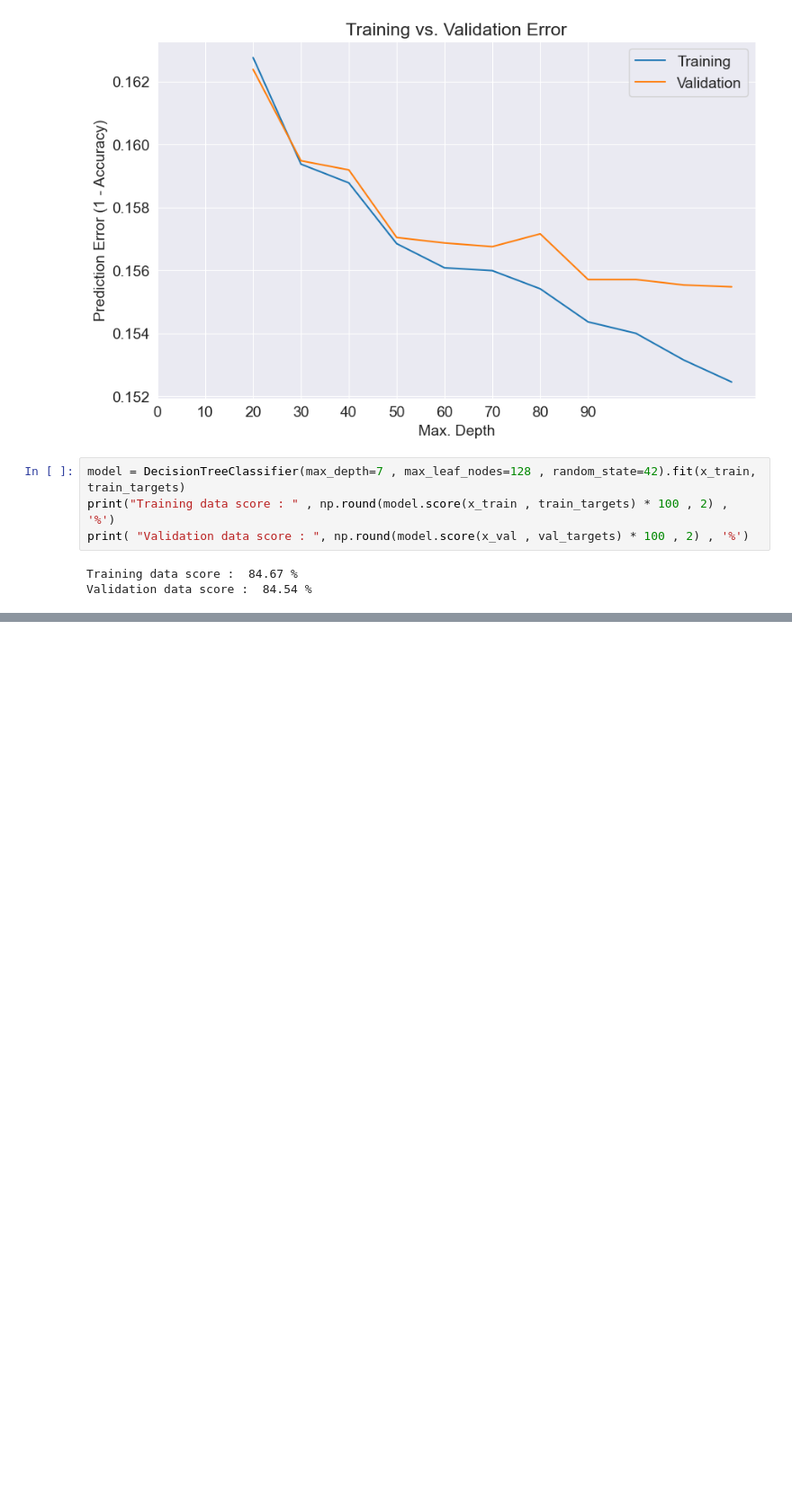
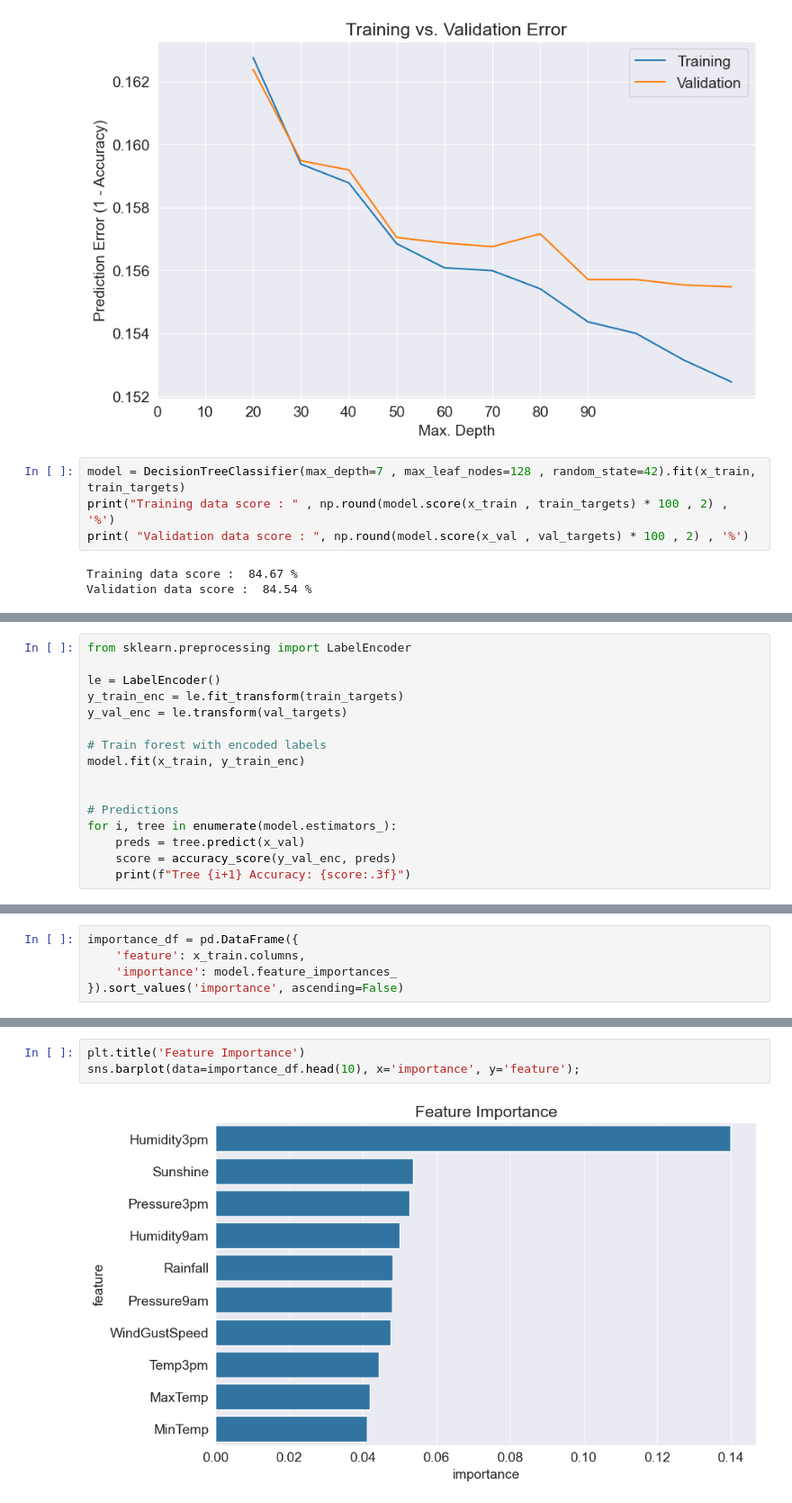
Before and after one commit to Aman14-ai/linear-regression, a Jupyter notebook: decisionTrees-RandomForest/01_trees.ipynb, the cells around one changed output, grey strips where cells are left out. Shown at 90% size. Cells and saved outputs as stored; diff of their text form; blank space fills up the shorter version.

```diff
--- a/decisionTrees-RandomForest/01_trees.ipynb
+++ b/decisionTrees-RandomForest/01_trees.ipynb
@@ -343,0 +405,16 @@ Validation data score :  84.54 %
+# %%
+from sklearn.preprocessing import LabelEncoder
+
+le = LabelEncoder()
+y_train_enc = le.fit_transform(train_targets)
+y_val_enc = le.transform(val_targets)
+
+# Train forest with encoded labels
+model.fit(x_train, y_train_enc)
+
+
+# Predictions
+for i, tree in enumerate(model.estimators_):
+    preds = tree.predict(x_val)
+    score = accuracy_score(y_val_enc, preds)
+    print(f"Tree {i+1} Accuracy: {score:.3f}")
@@ -343,0 +425,5 @@ Validation data score :  84.54 %
+# %%
+importance_df = pd.DataFrame({
+    'feature': x_train.columns,
+    'importance': model.feature_importances_
+}).sort_values('importance', ascending=False)
@@ -343,0 +439,5 @@ Validation data score :  84.54 %
+# %%
+plt.title('Feature Importance')
+sns.barplot(data=importance_df.head(10), x='importance', y='feature');
+# %% [output]
+[figure, added]
```
Also changed, not shown: parts of 14 cells of this notebook.
